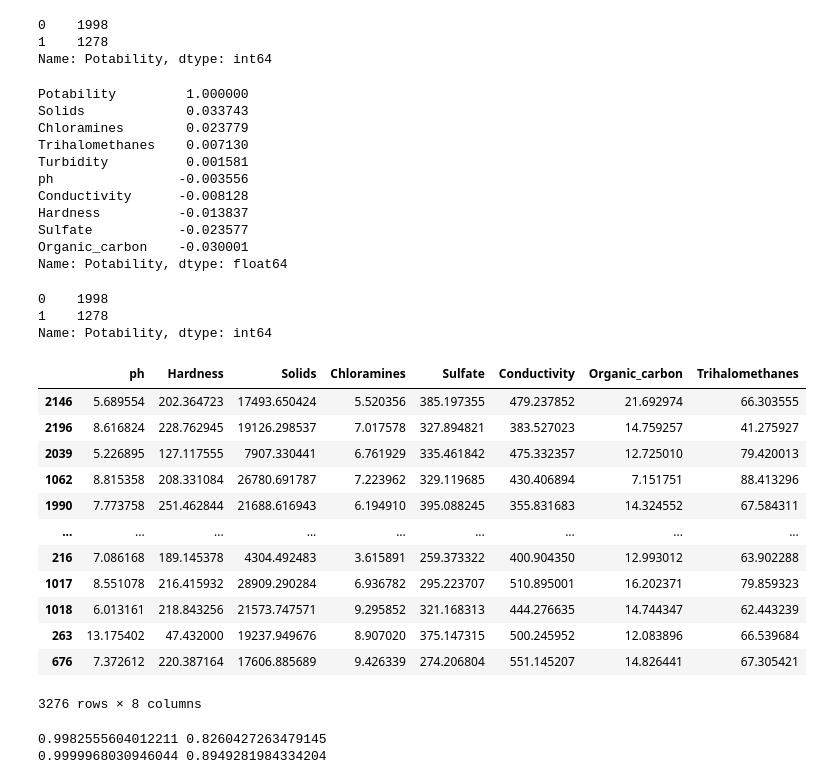
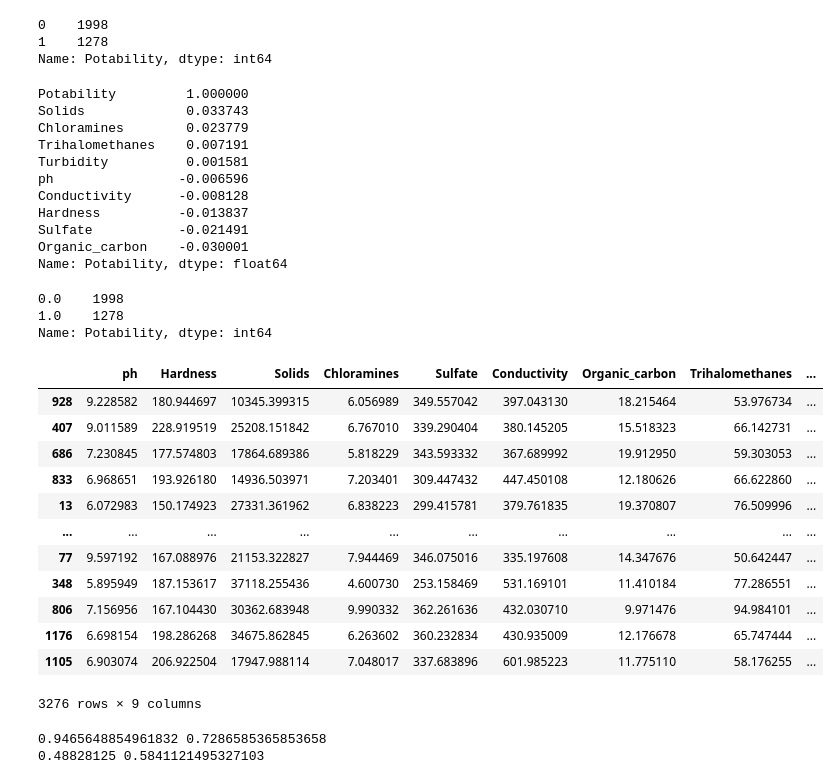
Before and after one commit to miniproject-playdata/project, a Jupyter notebook: mini_project_water.ipynb, the cells around one changed output. Cells and saved outputs as stored; diff of their text form; code cells hidden in the pictures.

```diff
--- a/mini_project_water.ipynb
+++ b/mini_project_water.ipynb
@@ -22,62 +22,73 @@ data.Potability.value_counts()
 Name: Potability, dtype: int64
 # %%
 from sklearn.utils import shuffle
+from sklearn.experimental import enable_iterative_imputer
+from sklearn.impute import IterativeImputer
 notpotable  = data[data['Potability']==0]
 potable = data[data['Potability']==1]
 
-notpotable = notpotable.fillna(notpotable.mean())
-potable  = potable.fillna(potable.mean())
+col = data.columns
 
-data = pd.concat([notpotable ,potable])
+
+
+imp = IterativeImputer(max_iter=10, random_state=0)
+imp.fit(potable)
+potable_imp =  pd.DataFrame(imp.transform(potable), columns = col)
+
+
+imp.fit(notpotable)
+notpotable_imp =  pd.DataFrame(imp.transform(notpotable), columns = col)
+
+data = pd.concat([notpotable_imp ,potable_imp])
 
 data = shuffle(data)
-
+corr = data.corr()
 corr["Potability"].sort_values(ascending=False)
 # %% [output]
 Potability         1.000000
 Solids             0.033743
 Chloramines        0.023779
-Trihalomethanes    0.007130
+Trihalomethanes    0.007191
 Turbidity          0.001581
-ph                -0.003556
+ph                -0.006596
 Conductivity      -0.008128
 Hardness          -0.013837
-Sulfate           -0.023577
+Sulfate           -0.021491
 Organic_carbon    -0.030001
 Name: Potability, dtype: float64
 # %%
 data.Potability.value_counts()
 # %% [output]
-0    1998
-1    1278
+0.0    1998
+1.0    1278
 Name: Potability, dtype: int64
 # %%
 from sklearn.preprocessing import StandardScaler
 
 
 y = data['Potability']
-X = data.drop(columns=['Potability','Turbidity'], axis = 1) ### Turbidity 낮은 상관계수
+X = data.drop(columns=['Potability'], axis = 1) ### Turbidity 낮은 상관계수
 
 
 ## test_size 확인
 
-X_train, X_test, y_train, y_test = train_test_split(X, y, test_size=0.5,stratify=y, random_state=1)
+X_train, X_test, y_train, y_test = train_test_split(X, y, test_size=0.9,stratify=y, random_state=1)
 
 X
 # %% [output]
-|  | ph | Hardness | Solids | Chloramines | Sulfate | Conductivity | Organic_carbon | Trihalomethanes |
-| 2146 | 5.689554 | 202.364723 | 17493.650424 | 5.520356 | 385.197355 | 479.237852 | 21.692974 | 66.303555 |
-| 2196 | 8.616824 | 228.762945 | 19126.298537 | 7.017578 | 327.894821 | 383.527023 | 14.759257 | 41.275927 |
-| 2039 | 5.226895 | 127.117555 | 7907.330441 | 6.761929 | 335.461842 | 475.332357 | 12.725010 | 79.420013 |
-| 1062 | 8.815358 | 208.331084 | 26780.691787 | 7.223962 | 329.119685 | 430.406894 | 7.151751 | 88.413296 |
-| 1990 | 7.773758 | 251.462844 | 21688.616943 | 6.194910 | 395.088245 | 355.831683 | 14.324552 | 67.584311 |
-| ... | ... | ... | ... | ... | ... | ... | ... | ... |
-| 216 | 7.086168 | 189.145378 | 4304.492483 | 3.615891 | 259.373322 | 400.904350 | 12.993012 | 63.902288 |
-| 1017 | 8.551078 | 216.415932 | 28909.290284 | 6.936782 | 295.223707 | 510.895001 | 16.202371 | 79.859323 |
-| 1018 | 6.013161 | 218.843256 | 21573.747571 | 9.295852 | 321.168313 | 444.276635 | 14.744347 | 62.443239 |
-| 263 | 13.175402 | 47.432000 | 19237.949676 | 8.907020 | 375.147315 | 500.245952 | 12.083896 | 66.539684 |
-| 676 | 7.372612 | 220.387164 | 17606.885689 | 9.426339 | 274.206804 | 551.145207 | 14.826441 | 67.305421 |
+|  | ph | Hardness | Solids | Chloramines | Sulfate | Conductivity | Organic_carbon | Trihalomethanes | ... |
+| 928 | 9.228582 | 180.944697 | 10345.399315 | 6.056989 | 349.557042 | 397.043130 | 18.215464 | 53.976734 | ... |
+| 407 | 9.011589 | 228.919519 | 25208.151842 | 6.767010 | 339.290404 | 380.145205 | 15.518323 | 66.142731 | ... |
+| 686 | 7.230845 | 177.574803 | 17864.689386 | 5.818229 | 343.593332 | 367.689992 | 19.912950 | 59.303053 | ... |
+| 833 | 6.968651 | 193.926180 | 14936.503971 | 7.203401 | 309.447432 | 447.450108 | 12.180626 | 66.622860 | ... |
+| 13 | 6.072983 | 150.174923 | 27331.361962 | 6.838223 | 299.415781 | 379.761835 | 19.370807 | 76.509996 | ... |
+| ... | ... | ... | ... | ... | ... | ... | ... | ... | ... |
+| 77 | 9.597192 | 167.088976 | 21153.322827 | 7.944469 | 346.075016 | 335.197608 | 14.347676 | 50.642447 | ... |
+| 348 | 5.895949 | 187.153617 | 37118.255436 | 4.600730 | 253.158469 | 531.169101 | 11.410184 | 77.286551 | ... |
+| 806 | 7.156956 | 167.104430 | 30362.683948 | 9.990332 | 362.261636 | 432.030710 | 9.971476 | 94.984101 | ... |
+| 1176 | 6.698154 | 198.286268 | 34675.862845 | 6.263602 | 360.232834 | 430.935009 | 12.176678 | 65.747444 | ... |
+| 1105 | 6.903074 | 206.922504 | 17947.988114 | 7.048017 | 337.683896 | 601.985223 | 11.775110 | 58.176255 | ... |
-3276 rows × 8 columns
+3276 rows × 9 columns
 # %%
 from sklearn.preprocessing import StandardScaler
 
@@ -88,13 +99,17 @@ X_train_scaled = scaler.fit_transform(X_train)
 X_test_scaled = scaler.transform(X_test)
 # %%
 from sklearn.metrics import accuracy_score, roc_auc_score
+from sklearn.metrics import (confusion_matrix, classification_report, accuracy_score, precision_score, recall_score, f1_score,
+roc_auc_score, average_precision_score, precision_recall_curve, roc_curve,
+ConfusionMatrixDisplay,  PrecisionRecallDisplay, RocCurveDisplay)
+
 
 rf = RandomForestClassifier(n_estimators=300,
                             criterion = 'entropy',
-                            max_depth=None,
+                            max_depth=40,
                             random_state=10,
-                            max_features=3,
-                            min_samples_leaf=2,
+                            max_features=4,
+                            min_samples_leaf=5,
                             n_jobs=-1
                           )
 
@@ -105,11 +120,8 @@ rf.fit(X_train_scaled, y_train)
 rf_pred_train = rf.predict(X_train_scaled)
 rf_pred_test = rf.predict(X_test_scaled)
 
-proba_train = rf.predict_proba(X_train_scaled)
-proba_test = rf.predict_proba(X_test_scaled)
-
 print(accuracy_score(y_train, rf_pred_train), accuracy_score(y_test, rf_pred_test))
-print(roc_auc_score(y_train, proba_train[:,1]), roc_auc_score(y_test, proba_test[:, 1]))
+print(recall_score(y_test, rf_pred_test), f1_score(y_test, rf_pred_test))
 # %% [output]
-0.9982555604012211 0.8260427263479145
-0.9999968030946044 0.8949281984334204
+0.9465648854961832 0.7286585365853658
+0.48828125 0.5841121495327103
```
Also changed, not shown: parts of 15 cells of this notebook.
